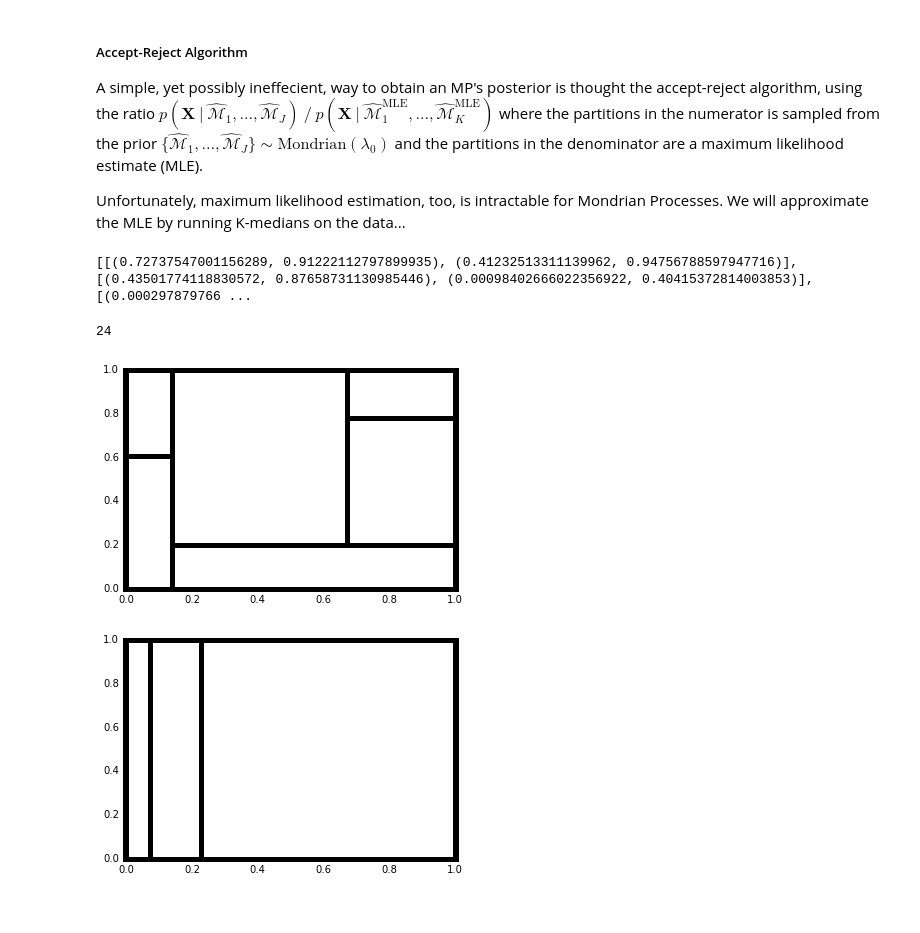
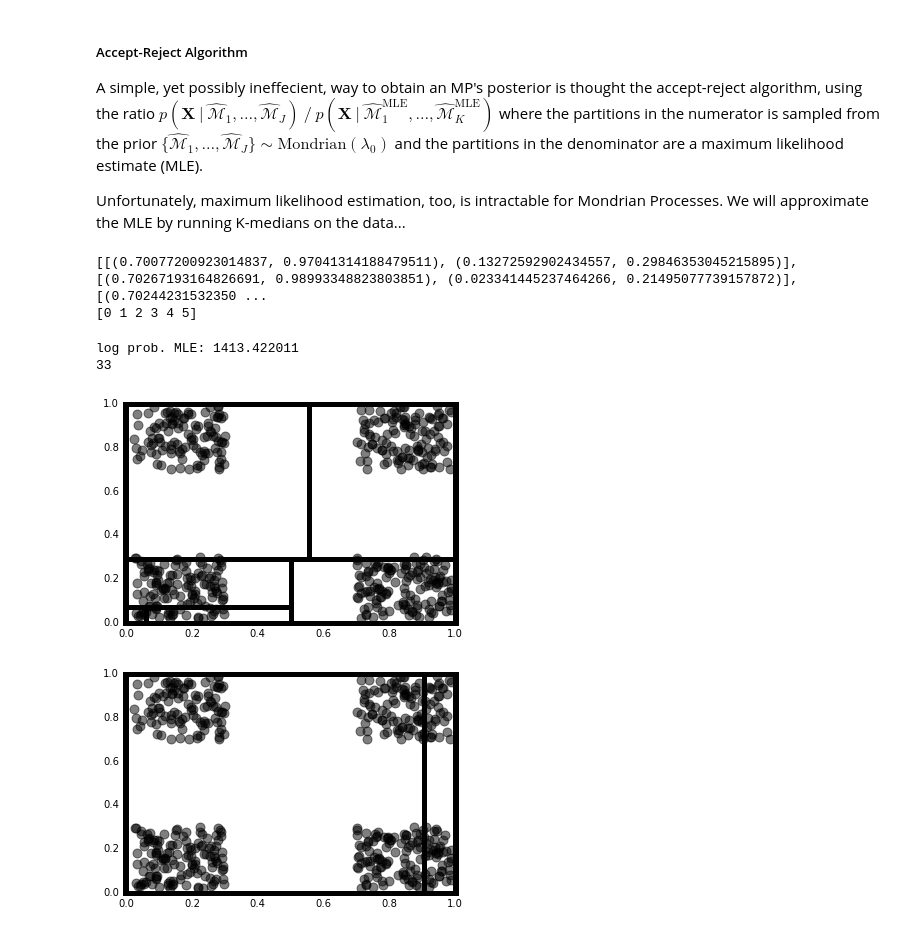
Before and after one commit to enalisnick/blog_sandbox, a Jupyter notebook: Mondrian_Processes.ipynb, the cells around one changed output. Cells and saved outputs as stored; diff of their text form; code cells hidden in the pictures.

```diff
--- a/Mondrian_Processes.ipynb
+++ b/Mondrian_Processes.ipynb
@@ -76,17 +76,17 @@ $$ \mathcal{M}_{k} \sim \text{Mondrian}(\lambda_{k}) \text{, } \ \ \mathbf{x}_{i
 Let's generate some clustered data to fit this model to...
 # %%
 data = []
-N = 300
-mus = np.array([[.05, .81], [.4, .55], [.82, .3]])
-sigmas = np.array([[.05, .2], [.07, .3], [.04, .3]])
+N = 500
+lows = np.array([[.02, .70], [.70, .02], [.02, .02], [.70, .99]]) #, [.82, .3]])
+highs = np.array([[.3, .99], [.99, .3], [.3, .3], [.99, .7]]) #, [.04, .3]])
 
 ### Generate from three Gaussians, ensuring samples respect boundary conditions
 for idx in xrange(N):
 
-    r = np.random.randint(low=0, high=3)
+    r = np.random.randint(low=0, high=lows.shape[0])
     good_sample = False
     while not good_sample:
-        temp = [np.random.normal(loc=mus[r,0], scale=sigmas[r,0]), np.random.normal(loc=mus[r,1], scale=sigmas[r,1])]
+        temp = [np.random.uniform(low=lows[r,0], high=highs[r,0]), np.random.uniform(low=lows[r,1], high=highs[r,1])]
         if temp[0] > 0 and temp[0] < 1 and temp[1] > 0 and temp[1] < 1: good_sample = True
 
     data.append(temp)
@@ -127,8 +127,8 @@ def get_median_assignment(data_point, medians):
 ### K-Medians Algorithm
 
 # Parameters
-K = 1
-lambda_k = .75  # should be set similarly to prior
+K = 6
+lambda_k = .0001  # should be set similarly to prior
 max_iterations = 1000
 
 # Initialize
@@ -177,15 +177,18 @@ for k_idx in np.unique(final_assignments):
     bounds.append( [(data[idxs,0].min(), data[idxs,0].max()), (data[idxs,1].min(), data[idxs,1].max())] )
 
 print bounds
+print np.unique(final_assignments)
 # %% [output]
-[[(0.72737547001156289, 0.91222112797899935), (0.41232513311139962, 0.94756788597947716)], [(0.43501774118830572, 0.87658731130985446), (0.00098402666022356922, 0.40415372814003853)], [(0.000297879766 ...
+[[(0.70077200923014837, 0.97041314188479511), (0.13272592902434557, 0.29846353045215895)], [(0.70267193164826691, 0.98993348823803851), (0.023341445237464266, 0.21495077739157872)], [(0.70244231532350 ...
+[0 1 2 3 4 5]
 # %%
 #Calculate Maximum Likelihood Estimate
-p_MLE = 1.
-for k_idx in np.unique(final_assignments):
+log_p_MLE = 0.
+for k_idx in range(len(np.unique(final_assignments))):
     k_count = len(np.nonzero(final_assignments==k_idx)[0])
-    p_MLE *= (1./((bounds[k_idx][0][1]-bounds[k_idx][0][0])*(bounds[k_idx][1][1]-bounds[k_idx][1][0])))**k_count
+    log_p_MLE += k_count * (-np.log(bounds[k_idx][0][1]-bounds[k_idx][0][0]) + -np.log(bounds[k_idx][1][1]-bounds[k_idx][1][0]))
 
+print "log prob. MLE: %f" %(log_p_MLE)
 
 def get_Mondrian_partition_bounds(p):
     if not p[1] and not p[2]:
@@ -193,43 +196,46 @@ def get_Mondrian_partition_bounds(p):
     else:
         return get_Mondrian_partition_bounds(p[1]) + get_Mondrian_partition_bounds(p[2])
 
-mcmc_its = 100
+mcmc_its = 5000
 samples = []
 rejects = []
 for idx in xrange(mcmc_its):
-    sample = draw_Mondrian(Z, 1.)
+    sample = draw_Mondrian(Z, .75)
     sample_bounds = get_Mondrian_partition_bounds(sample)
 
-    p_sample = 1.
+    log_p_sample = 0.
     for n in xrange(N):
         for k in xrange(len(sample_bounds)):
             if data[n,0] > sample_bounds[k][0][0] and data[n,0] < sample_bounds[k][0][1] \
             and data[n,1] > sample_bounds[k][1][0] and data[n,0] < sample_bounds[k][1][1]:
-                p_sample *= 1./((sample_bounds[k][0][1]-sample_bounds[k][0][0])*(sample_bounds[k][1][1]-sample_bounds[k][1][0]))
+                log_p_sample += -np.log(sample_bounds[k][0][1]-sample_bounds[k][0][0]) + -np.log(sample_bounds[k][1][1]-sample_bounds[k][1][0])
 
     # perform accept-reject step
-    p_ratio = np.exp(np.log(p_sample)-np.log(p_MLE))
-    if p_ratio >= np.random.uniform(low=0, high=1.):
+    log_p_ratio = log_p_sample - log_p_MLE
+    if log_p_ratio >= np.log(np.random.uniform(low=0, high=1.)):
         samples.append(sample)
     else:
         rejects.append(sample)
 
 print len(samples)
 # %% [output]
-24
+log prob. MLE: 1413.422011
+33
 # %%
-print_partitions(samples[0])
+plt.scatter(data[:,0], data[:,1], c='k', edgecolors='k', s=80, alpha=.5)
+print_partitions(samples[np.random.randint(low=0, high=len(samples))])
 
 plt.xlim(-0.01,1.01)
 plt.ylim(-0.01,1.01)
 plt.show()
 # %% [output]
-[figure, old version]
+[figure, new version]
 # %%
-print_partitions(rejects[5])
+plt.scatter(data[:,0], data[:,1], c='k', edgecolors='k', s=80, alpha=.5)
+print_partitions(rejects[np.random.randint(low=0, high=len(rejects))])
 
 plt.xlim(-0.01,1.01)
 plt.ylim(-0.01,1.01)
 plt.show()
 # %% [output]
-[figure, old version]
+[figure, new version]
```
Also changed, not shown: parts of 5 cells of this notebook.
